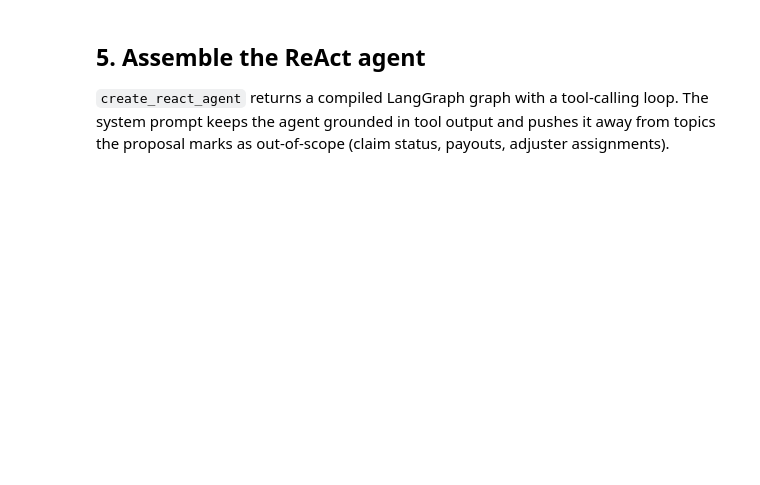
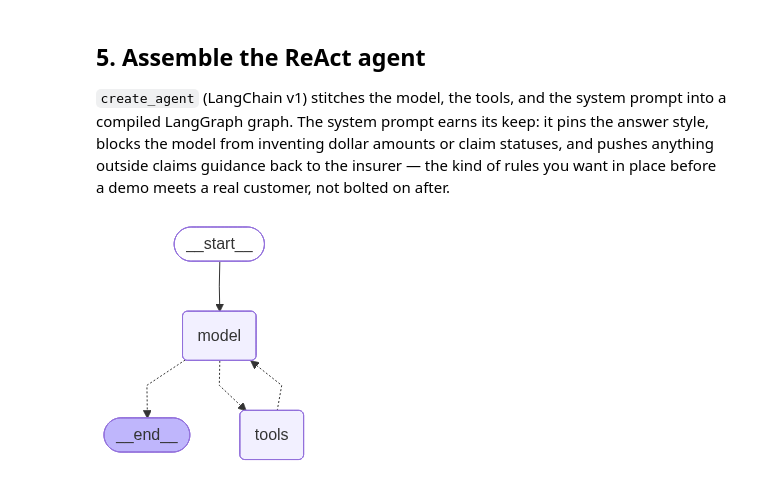
Before and after one commit to rh-ai-quickstart/Reducing-costs-of-AI-with-Redis-Labs, a Jupyter notebook: demo/notebooks/01_agent.ipynb, the cells around one changed output. Drawn from its saved outputs; the diff is of its cells as text; code cells hidden in the pictures; blank space fills up the shorter version.

```diff
--- a/demo/notebooks/01_agent.ipynb
+++ b/demo/notebooks/01_agent.ipynb
@@ -137,7 +208,11 @@ from langchain_openai import ChatOpenAI
 
 llm = ChatOpenAI(
     model=COMPLEX_MODEL,
-    api_key=API_KEY,
-    base_url=f"{ENDPOINT.rstrip('/')}/v1",
+    api_key=COMPLEX_KEY,
+    base_url=COMPLEX_BASE_URL,
 )
-llm
+
+# Sanity check — also prints the token usage the provider reports.
+resp = llm.invoke("In one short sentence, say hello as an insurance assistant.")
+print(resp.content)
+print("usage:", resp.usage_metadata)
@@ -144,21 +237,47 @@ llm
 # %% [markdown]
 ## 5. Assemble the ReAct agent
 
-`create_react_agent` returns a compiled LangGraph graph with a tool-calling loop. The system prompt keeps the agent grounded in tool output and pushes it away from topics the proposal marks as out-of-scope (claim status, payouts, adjuster assignments).
+`create_agent` (LangChain v1) stitches the model, the tools, and the system prompt into a compiled LangGraph graph. The system prompt earns its keep: it pins the answer style, blocks the model from inventing dollar amounts or claim statuses, and pushes anything outside claims guidance back to the insurer — the kind of rules you want in place before a demo meets a real customer, not bolted on after.
 # %%
-from langgraph.prebuilt import create_react_agent
+from langchain.agents import create_agent
 
 AGENT_SYSTEM_PROMPT = (
-    "You are an insurance claims assistant. "
-    "Use the provided tools to look up FAQ guidance, policy details, and "
-    "required documents before answering. "
-    "Ground every answer in tool output. If a tool returns nothing relevant, "
-    "say so plainly. Do not speculate about claim status, payouts, or "
-    "adjuster assignments."
+    "You are an insurance claims assistant helping customers navigate "
+    "auto and homeowners claims. "
+    "If the provided tools can answer the question (FAQ lookup, policy "
+    "details, required documents), call them first and ground your answer "
+    "in their output. If no tool is relevant, answer from general insurance "
+    "best practices.\n\n"
+    "Answer style:\n"
+    "- Open with a one-sentence direct answer.\n"
+    "- Follow with a short bulleted list of concrete next steps or items "
+    "(5 bullets max).\n"
+    "- Keep the whole reply under ~180 words.\n\n"
+    "Output rules (strict):\n"
+    "- Output only the final answer. No preamble, no apologies, no "
+    "sign-off.\n"
+    "- Do not restate the question or summarize what the user said.\n"
+    "- Do not narrate your reasoning, plans, or which tools you will call "
+    "(\"I'll check...\", \"Let me look up...\", \"First I need to...\").\n"
+    "- Do not begin with filler like \"Okay\", \"Sure\", \"Alright\", "
+    "\"Let me\", \"So\", \"The user\", or \"I\". Begin directly with the "
+    "answer sentence.\n"
+    "- Do not emit \"<think>\" or \"</think>\" tags or any chain-of-thought "
+    "text in the final reply.\n\n"
+    "Hard rules:\n"
+    "- Never invent specific dollar amounts, coverage limits, deductibles, "
+    "claim numbers, or adjuster contact details. If the user hasn't shared "
+    "the specifics, tell them what to check on their policy.\n"
+    "- Do not speculate about the status of a specific claim, estimate "
+    "payouts, or assign/contact adjusters.\n"
+    "- For anything outside claims guidance, tell the user to contact their "
+    "insurer directly."
 )
 
-agent = create_react_agent(model=llm, tools=TOOLS, prompt=AGENT_SYSTEM_PROMPT)
+agent = create_agent(model=llm, tools=TOOLS, system_prompt=AGENT_SYSTEM_PROMPT)
 
 from IPython.display import Image, display
 display(Image(agent.get_graph().draw_mermaid_png()))
+# %% [output]
+[figure, added]
 # %%
```
Also changed, not shown: parts of 14 cells of this notebook, 10 other files.
